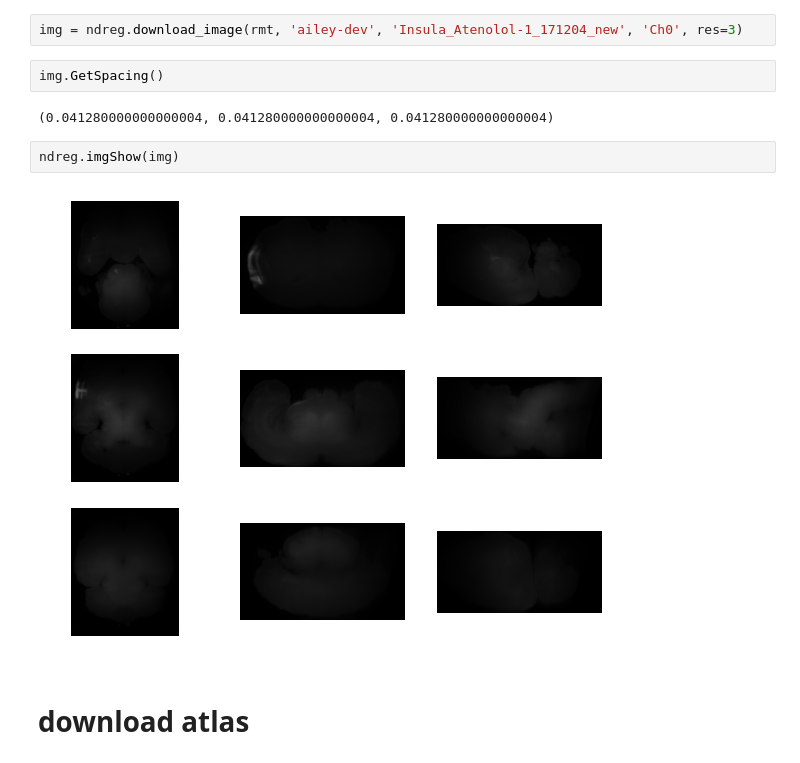
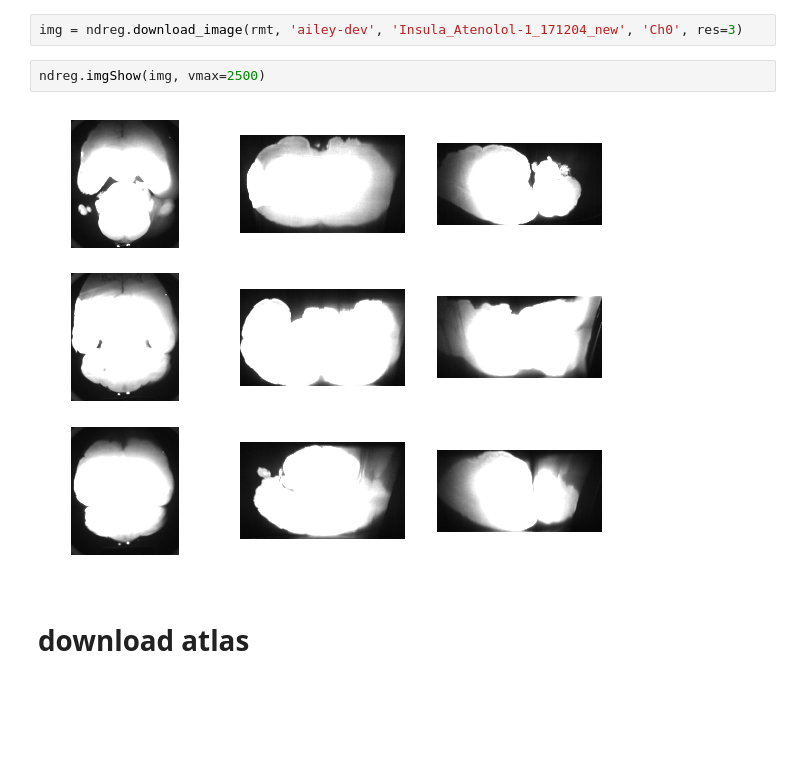
Before and after one commit to neurodata-cobalt/cobalt, a Jupyter notebook: src/jupyter/jyim6/Insula ndreg registration.ipynb, the cells around one changed output. Drawn from its saved outputs; the diff is of its cells as text; blank space fills up the shorter version.

```diff
--- a/src/jupyter/jyim6/Insula ndreg registration.ipynb
+++ b/src/jupyter/jyim6/Insula ndreg registration.ipynb
@@ -21,14 +21,10 @@ import os
 rmt = BossRemote(cfg_file_or_dict='./intern.cfg')
 # %%
 img = ndreg.download_image(rmt, 'ailey-dev', 'Insula_Atenolol-1_171204_new', 'Ch0', res=3)
-# %%
-img.GetSpacing()
-# %% [output]
-(0.041280000000000004, 0.041280000000000004, 0.041280000000000004)
 # %%
-ndreg.imgShow(img)
+ndreg.imgShow(img, vmax=2500)
 # %% [output]
-[figure, old version]
+[figure, new version]
 # %% [markdown]
 # download atlas
 # %%
```
Also changed, not shown: 9 other files.
